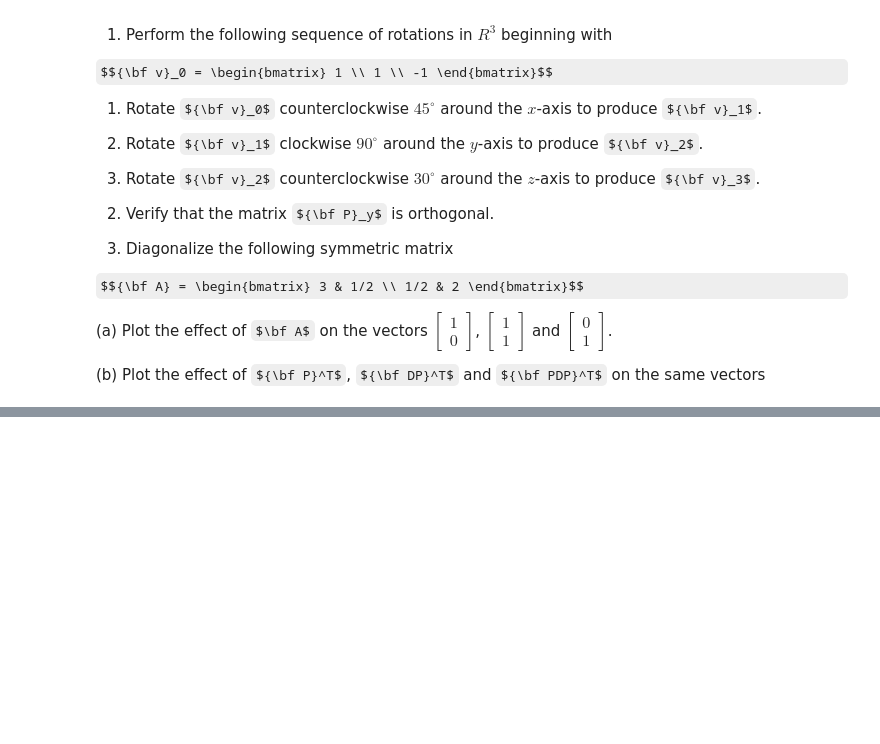
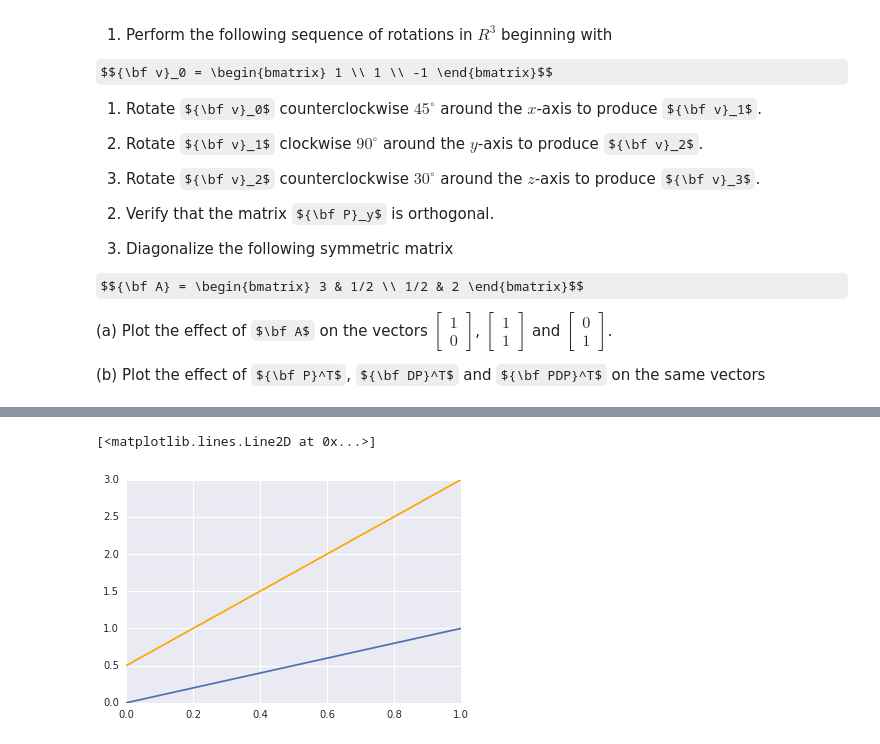
Before and after one commit to jonhilgart22/Galvanize-Linear-Algebra, a Jupyter notebook: week4/4.3/DSCI6001-4.3.Lecture-Jonathan-Hilgart.ipynb, the cells around one changed output, grey strips where cells are left out. Saved outputs shown, nothing was run; the diff lists cells and outputs as text; code cells hidden in the pictures; some formulas as TeX source; blank space fills up the shorter version.

```diff
--- a/week4/4.3/DSCI6001-4.3.Lecture-Jonathan-Hilgart.ipynb
+++ b/week4/4.3/DSCI6001-4.3.Lecture-Jonathan-Hilgart.ipynb
@@ -314,0 +361,6 @@ $${\bf A} = \begin{bmatrix} 3 & 1/2 \\ 1/2 & 2 \end{bmatrix}$$
+# %%
+plt.plot(A.dot(vec_3),color='orange')
+plt.plot(vec_3)
+# %% [output]
+[<matplotlib.lines.Line2D at 0x...>]
+[figure, added]
```
Also changed, not shown: parts of 14 cells of this notebook, 1 other file.
